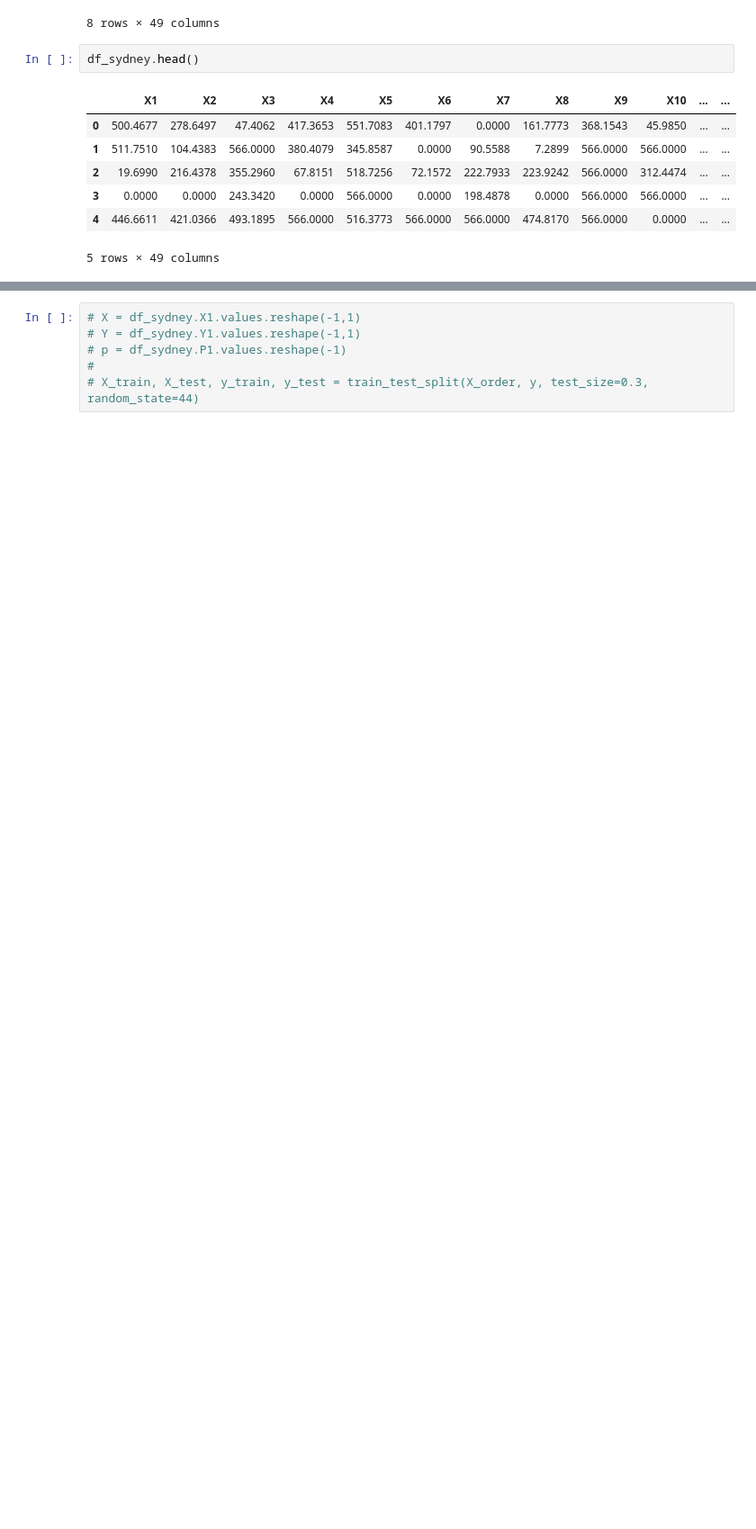
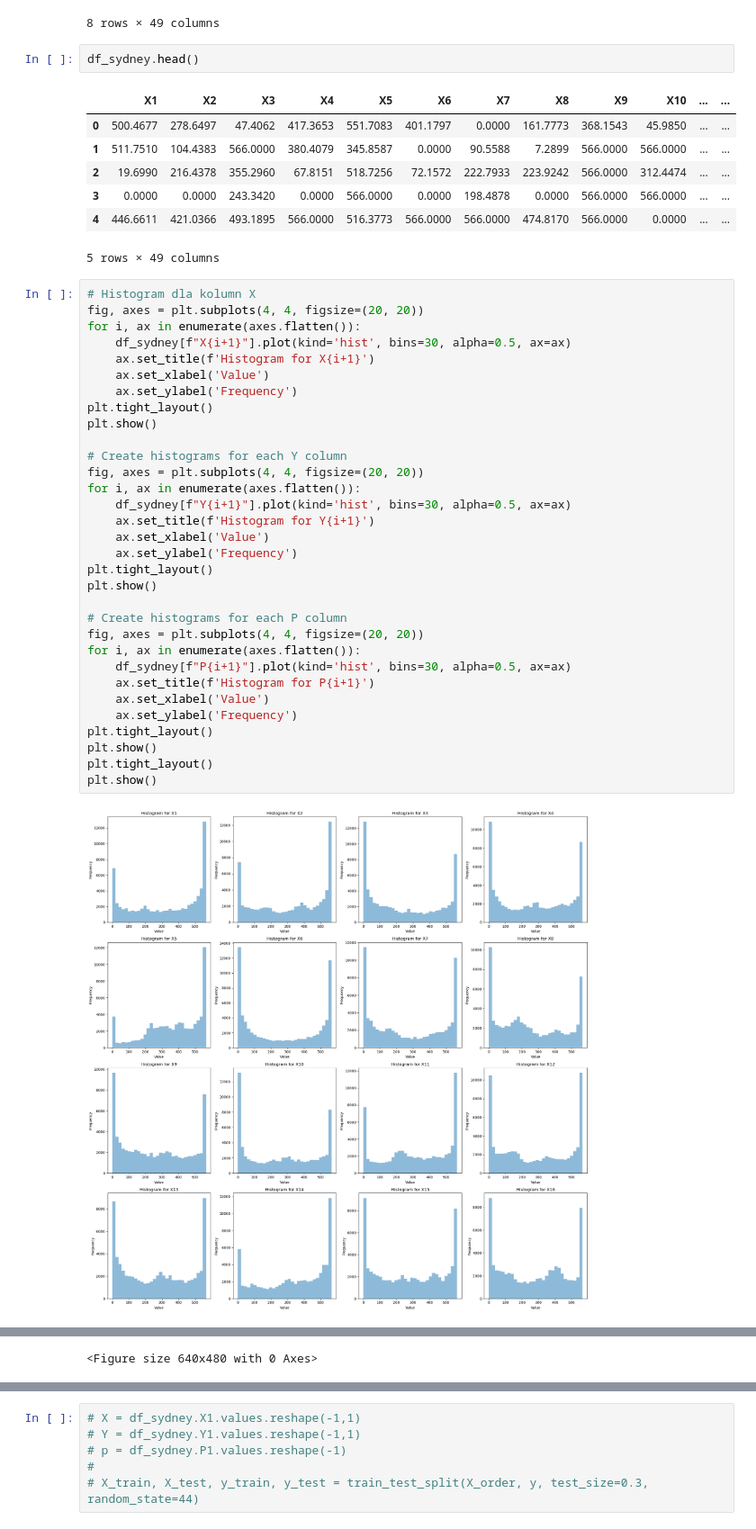
Before and after one commit to jqbpoz/Data-Analyst-UJ, a Jupyter notebook: Project 1/project 1.ipynb, the cells around one changed output, grey strips where cells are left out. Shown at 90% size. Drawn from its saved outputs; the diff is of its cells as text; blank space fills up the shorter version.

```diff
--- a/Project 1/project 1.ipynb
+++ b/Project 1/project 1.ipynb
@@ -73,3 +62,37 @@ df_sydney.head()
 | 3 | 0.0000 | 0.0000 | 243.3420 | 0.0000 | 566.0000 | 0.0000 | 198.4878 | 0.0000 | 566.0000 | 566.0000 | ... | ... |
 | 4 | 446.6611 | 421.0366 | 493.1895 | 566.0000 | 516.3773 | 566.0000 | 566.0000 | 474.8170 | 566.0000 | 0.0000 | ... | ... |
 5 rows × 49 columns
+# %%
+# Histogram dla kolumn X
+fig, axes = plt.subplots(4, 4, figsize=(20, 20))
+for i, ax in enumerate(axes.flatten()):
+    df_sydney[f"X{i+1}"].plot(kind='hist', bins=30, alpha=0.5, ax=ax)
+    ax.set_title(f'Histogram for X{i+1}')
+    ax.set_xlabel('Value')
+    ax.set_ylabel('Frequency')
+plt.tight_layout()
+plt.show()
+
+# Create histograms for each Y column
+fig, axes = plt.subplots(4, 4, figsize=(20, 20))
+for i, ax in enumerate(axes.flatten()):
+    df_sydney[f"Y{i+1}"].plot(kind='hist', bins=30, alpha=0.5, ax=ax)
+    ax.set_title(f'Histogram for Y{i+1}')
+    ax.set_xlabel('Value')
+    ax.set_ylabel('Frequency')
+plt.tight_layout()
+plt.show()
+
+# Create histograms for each P column
+fig, axes = plt.subplots(4, 4, figsize=(20, 20))
+for i, ax in enumerate(axes.flatten()):
+    df_sydney[f"P{i+1}"].plot(kind='hist', bins=30, alpha=0.5, ax=ax)
+    ax.set_title(f'Histogram for P{i+1}')
+    ax.set_xlabel('Value')
+    ax.set_ylabel('Frequency')
+plt.tight_layout()
+plt.show()
+plt.tight_layout()
+plt.show()
+# %% [output]
+[figure, added]
@@ -75,0 +101 @@ df_sydney.head()
+<Figure size 640x480 with 0 Axes>
```
Also changed, not shown: parts of 9 cells of this notebook.
